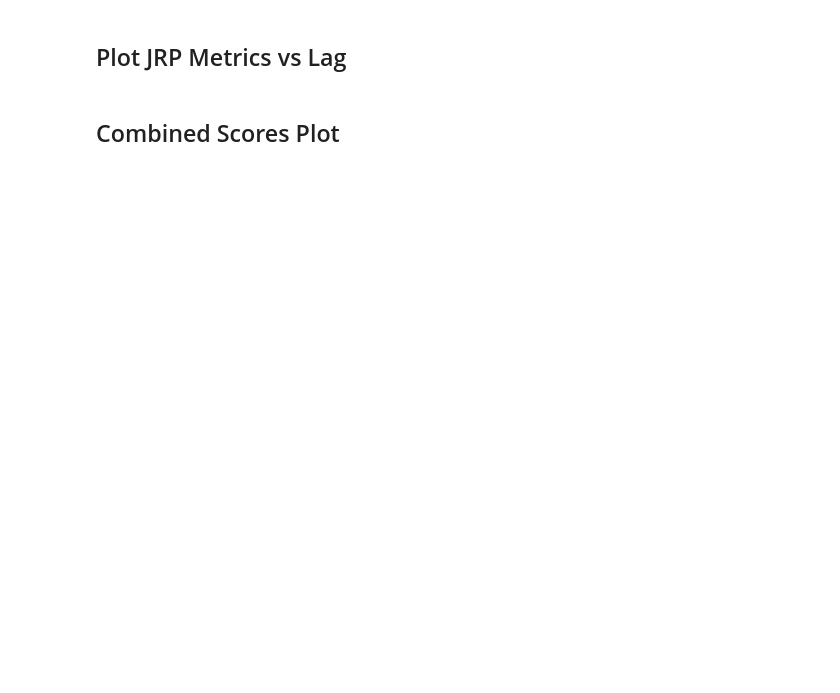
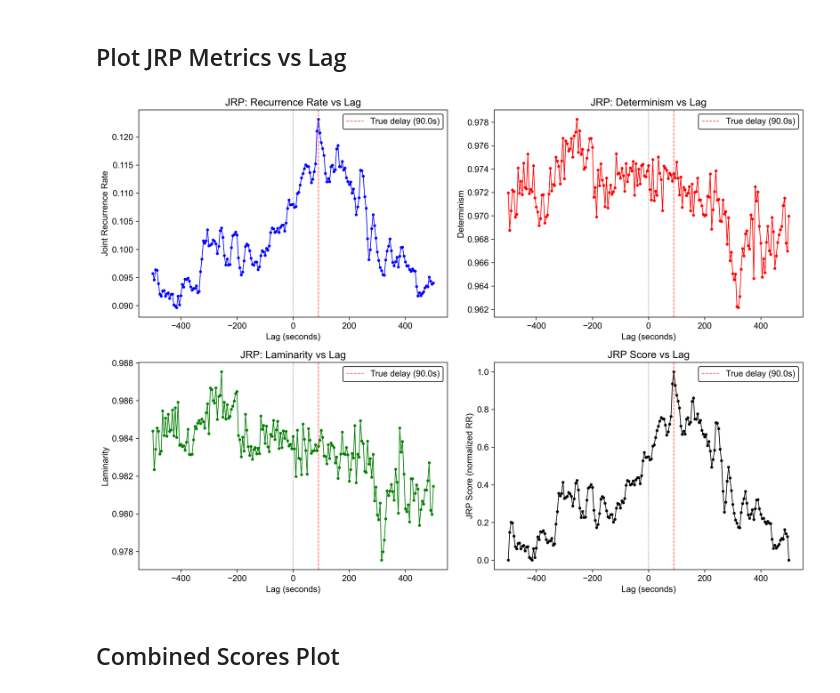
Before and after one commit to dgarciacesga/synch_delay, a Jupyter notebook: notebooks/delay_char_industrial.ipynb, the cells around one changed output. Cells and saved outputs as stored; diff of their text form; code cells hidden in the pictures; blank space fills up the shorter version.

```diff
--- a/notebooks/delay_char_industrial.ipynb
+++ b/notebooks/delay_char_industrial.ipynb
@@ -183,33 +206,43 @@ fig.patch.set_facecolor('white')
 axes[0, 0].plot(jrp_df['lag_sec'], jrp_df['jrp_RR'], 'b-o', linewidth=1, markersize=3)
 axes[0, 0].set_xlabel('Lag (seconds)')
 axes[0, 0].set_ylabel('Joint Recurrence Rate')
 axes[0, 0].set_title('JRP: Recurrence Rate vs Lag')
+axes[0, 0].grid(False)
 axes[0, 0].axvline(x=0, color='k', linestyle=':', alpha=0.5)
+axes[0, 0].axvline(x=true_delay_sec, color='r', linestyle='--', alpha=0.7, label=f'True delay ({true_delay_sec:.1f}s)')
 axes[0, 0].legend(frameon=True, framealpha=0.9, edgecolor='black')
 
 axes[0, 1].plot(jrp_df['lag_sec'], jrp_df['jrp_DET'], 'r-o', linewidth=1, markersize=3)
 axes[0, 1].set_xlabel('Lag (seconds)')
 axes[0, 1].set_ylabel('Determinism')
 axes[0, 1].set_title('JRP: Determinism vs Lag')
+axes[0, 1].grid(False)
 axes[0, 1].axvline(x=0, color='k', linestyle=':', alpha=0.5)
+axes[0, 1].axvline(x=true_delay_sec, color='r', linestyle='--', alpha=0.7, label=f'True delay ({true_delay_sec:.1f}s)')
 axes[0, 1].legend(frameon=True, framealpha=0.9, edgecolor='black')
 
 axes[1, 0].plot(jrp_df['lag_sec'], jrp_df['jrp_LAM'], 'g-o', linewidth=1, markersize=3)
 axes[1, 0].set_xlabel('Lag (seconds)')
 axes[1, 0].set_ylabel('Laminarity')
 axes[1, 0].set_title('JRP: Laminarity vs Lag')
+axes[1, 0].grid(False)
 axes[1, 0].axvline(x=0, color='k', linestyle=':', alpha=0.5)
+axes[1, 0].axvline(x=true_delay_sec, color='r', linestyle='--', alpha=0.7, label=f'True delay ({true_delay_sec:.1f}s)')
 axes[1, 0].legend(frameon=True, framealpha=0.9, edgecolor='black')
 
 axes[1, 1].plot(jrp_df['lag_sec'], jrp_df['jrp_score'], 'k-o', linewidth=1, markersize=3)
 axes[1, 1].set_xlabel('Lag (seconds)')
 axes[1, 1].set_ylabel('JRP Score (normalized RR)')
 axes[1, 1].set_title('JRP Score vs Lag')
+axes[1, 1].grid(False)
 axes[1, 1].axvline(x=0, color='k', linestyle=':', alpha=0.5)
+axes[1, 1].axvline(x=true_delay_sec, color='r', linestyle='--', alpha=0.7, label=f'True delay ({true_delay_sec:.1f}s)')
 axes[1, 1].legend(frameon=True, framealpha=0.9, edgecolor='black')
 
 plt.tight_layout()
 plt.show()
+# %% [output]
+[figure, added]
 # %% [markdown]
 ## Combined Scores Plot
 # %%
```
Also changed, not shown: parts of 14 cells of this notebook, 31 other files.
